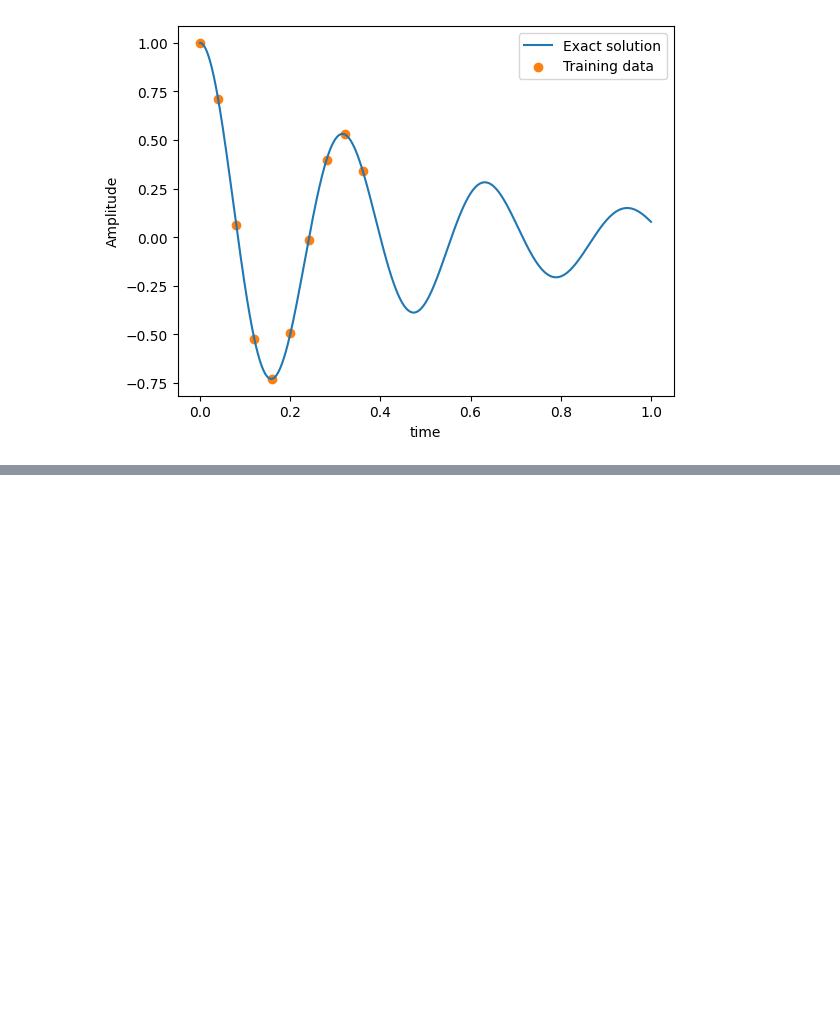
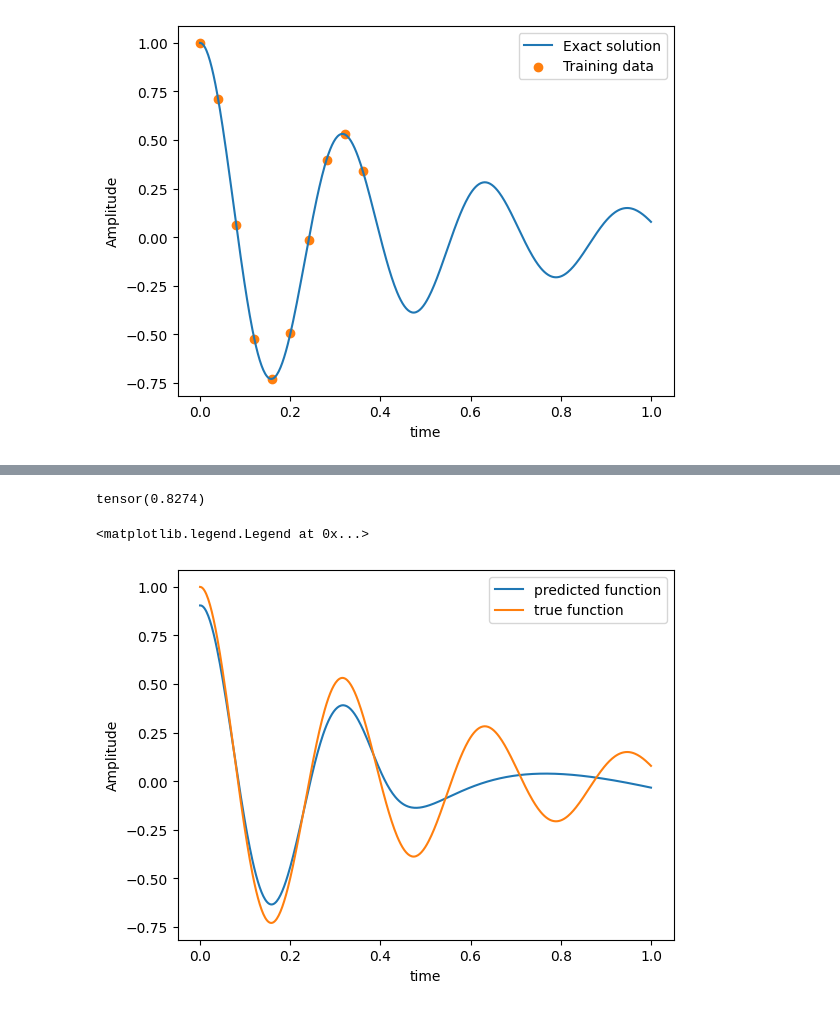
Before and after one commit to CS-433/ml-project-2-lady_bug, a Jupyter notebook: example_PINN.ipynb, the cells around one changed output, grey strips where cells are left out. Drawn from its saved outputs; the diff is of its cells as text; code cells hidden in the pictures; blank space fills up the shorter version.

```diff
--- a/example_PINN.ipynb
+++ b/example_PINN.ipynb
@@ -100,0 +156,13 @@ run.train(20000)
+# %%
+run.score()
+# %% [output]
+tensor(0.8274)
+# %%
+plt.plot(x, model(x).detach().numpy(), label="predicted function")
+plt.plot(x, y, label="true function")
+plt.xlabel("time")
+plt.ylabel("Amplitude")
+plt.legend()
+# %% [output]
+<matplotlib.legend.Legend at 0x...>
+[figure, added]
```
Also changed, not shown: parts of 11 cells of this notebook, 11 other files.
